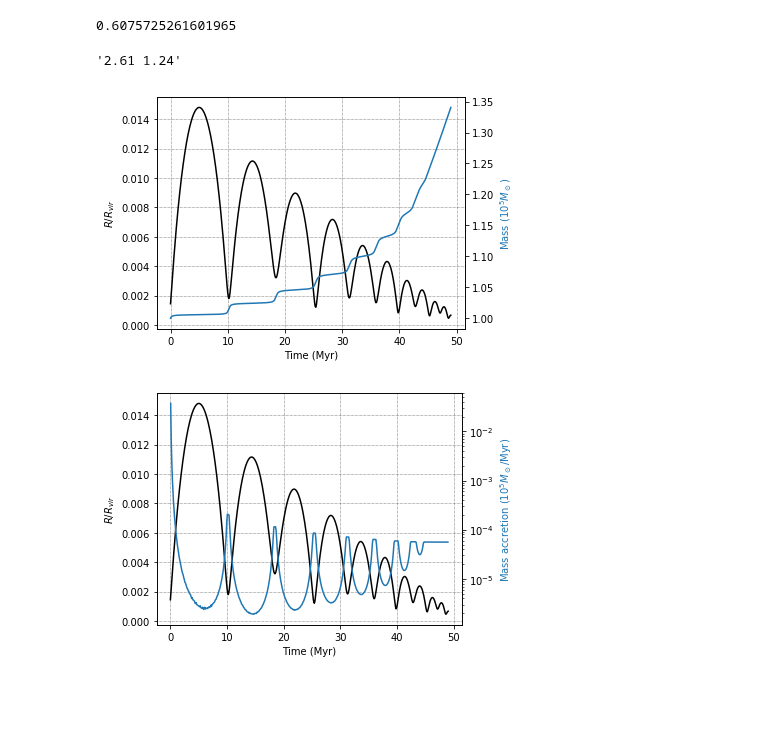
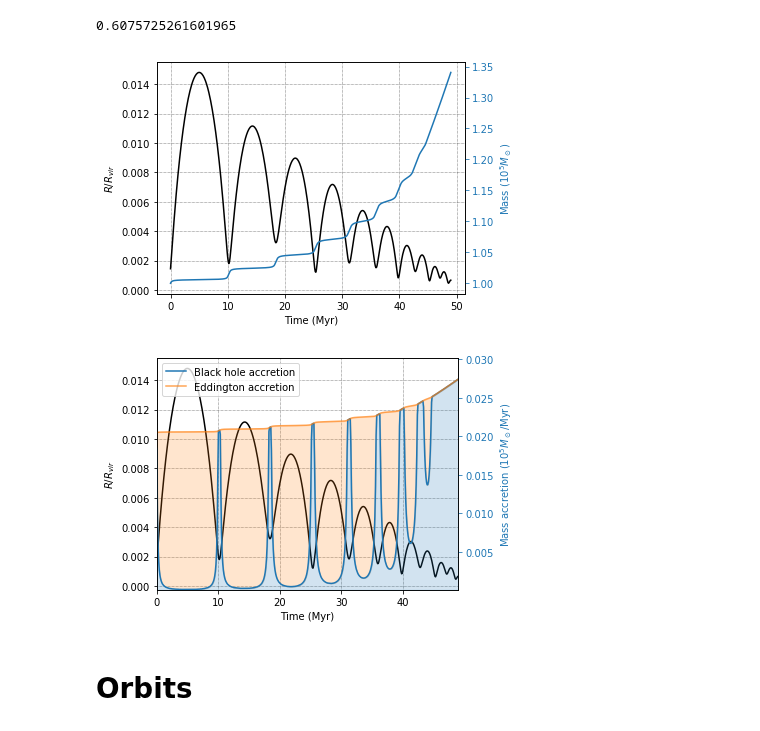
Before and after one commit to jsbarbosa/TesisFisica, a Jupyter notebook: Files/Week 14/Distributions.ipynb, the cells around one changed output. Saved outputs shown, nothing was run; the diff lists cells and outputs as text; code cells hidden in the pictures; blank space fills up the shorter version.

```diff
--- a/Files/Week 14/Distributions.ipynb
+++ b/Files/Week 14/Distributions.ipynb
@@ -355,10 +429,6 @@ intProb(a, b, 8, np.log10(1e9), full) * 100
 intProb(a + da, b, 8, np.log10(1e9), full) * 100
 # %% [output]
 0.6075725261601965
-# %%
-"%.2f %.2f" % (ts.mean(), ms.mean())
-# %% [output]
-'2.61 1.24'
 # %%
 result = smbh.Results("../Week 13/Results/24_207.dat")
 # %%
@@ -376,6 +446,7 @@ ax2.plot(t, m)
 ax1.set_xlabel('Time (Myr)')
 ax1.set_ylabel('$R / R_{vir}$')
 ax2.set_ylabel(r'Mass ($10^5 M_\odot$)', color = COLOR_CYCLE[0])
+ax2.tick_params('y', colors = COLOR_CYCLE[0])
 
 ax1.grid()
 
@@ -383,26 +454,40 @@ fig.tight_layout()
 
 fig.savefig('mass_behavior.png', dpi = 300)
 # %% [output]
-[figure, old version]
+[figure, new version]
 # %%
+a = (1 - 0.1) / (0.1 * 440) * m
+
 fig, ax1 = plt.subplots()
 
 ax2 = ax1.twinx()
 dt = 0.5 * (t[1:] + t[:-1])
+dm = np.diff(m) / np.diff(t)
 
 ax1.plot(t, d, color = 'k')
-ax2.plot(dt, np.diff(m) / dt)
+ax2.plot(dt, dm, label = 'Black hole accretion')
 
-ax2.set_yscale('log')
+ax2.plot(t, a, label = 'Eddington accretion', alpha = 0.7)
+ax2.fill_between(dt, dm, 0.5 * (a[1:] + a[:-1]), color = COLOR_CYCLE[1], alpha = 0.2)
+ax2.fill_between(dt, 1e-4, dm, color = COLOR_CYCLE[0], alpha = 0.2)
+
+ax2.legend()
+# ax2.set_yscale('log')
 
 ax1.set_xlabel('Time (Myr)')
 ax1.set_ylabel('$R / R_{vir}$')
 ax2.set_ylabel(r'Mass accretion ($10^5 M_\odot/$Myr)', color = COLOR_CYCLE[0])
+ax2.tick_params('y', colors = COLOR_CYCLE[0])
 
 ax1.grid()
+
+ax1.set_xlim(t.min(), t.max())
+ax2.set_ylim(1e-4, a.max() * 1.1)
 
 fig.tight_layout()
 
 fig.savefig('mass_accretion.png', dpi = 300)
 # %% [output]
-[figure, old version]
+[figure, new version]
+# %% [markdown]
+# Orbits
```
Also changed, not shown: parts of 13 cells of this notebook, 15 other files.
